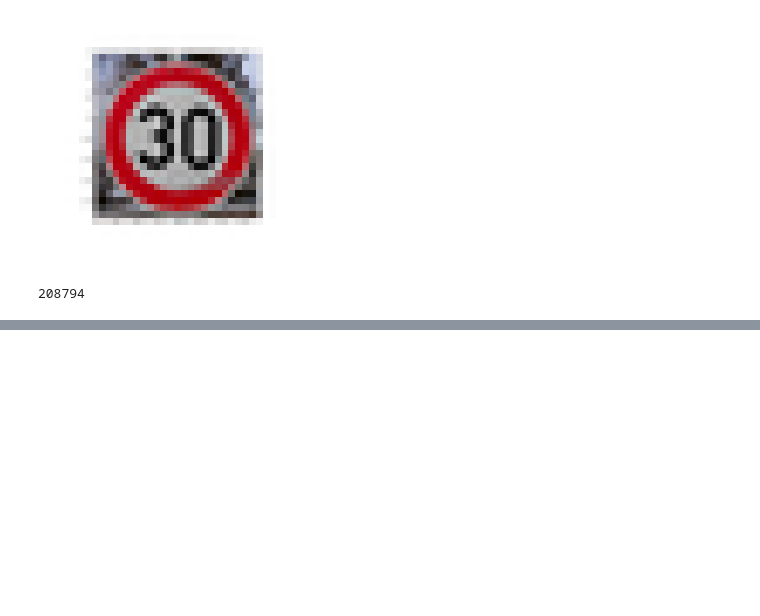
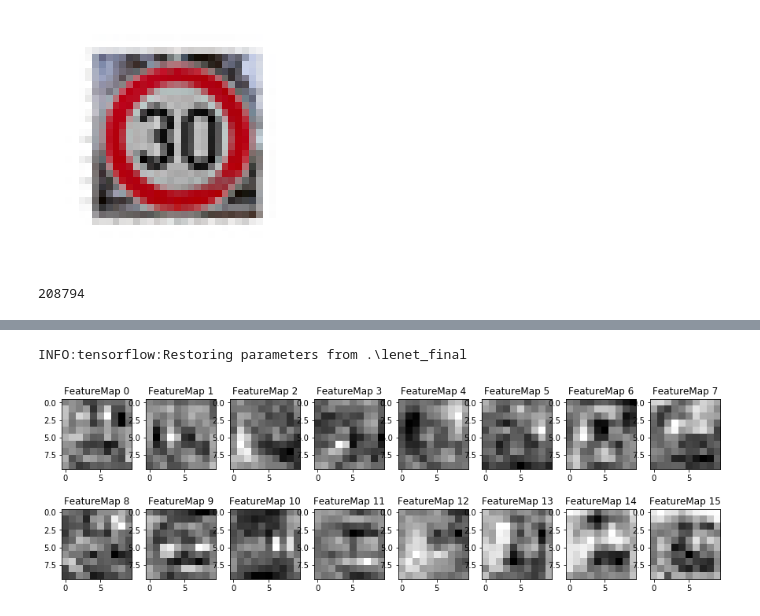
Before and after one commit to supersheepbear/CarND-Traffic-Sign-Classifier-P2-Yang, a Jupyter notebook: Traffic_Sign_Classifier_report.ipynb, the cells around one changed output, grey strips where cells are left out. Drawn from its saved outputs; the diff is of its cells as text; code cells hidden in the pictures; blank space fills up the shorter version.

```diff
--- a/Traffic_Sign_Classifier_report.ipynb
+++ b/Traffic_Sign_Classifier_report.ipynb
@@ -1964,0 +2068,10 @@ ValueError: Cannot use the given session to evaluate tensor: the tensor's graph
+# %%
+with tf.Session() as sess:
+    saver.restore(sess, '.\lenet_final')
+    sess.run(conv2,feed_dict={cons_soft_holder: 0, x: X_test_new_input, y: 1,dropprob_holder: 1.0,is_training: False,rate_holder:0.01})
+
+    fig_conv2 = outputFeatureMap( X_test_new_input,conv2)
+    fig_conv2.savefig(r'report_images\conv2')
+# %% [output]
+INFO:tensorflow:Restoring parameters from .\lenet_final
+[figure, added]
```
Also changed, not shown: parts of 7 cells of this notebook, 6 other files.
